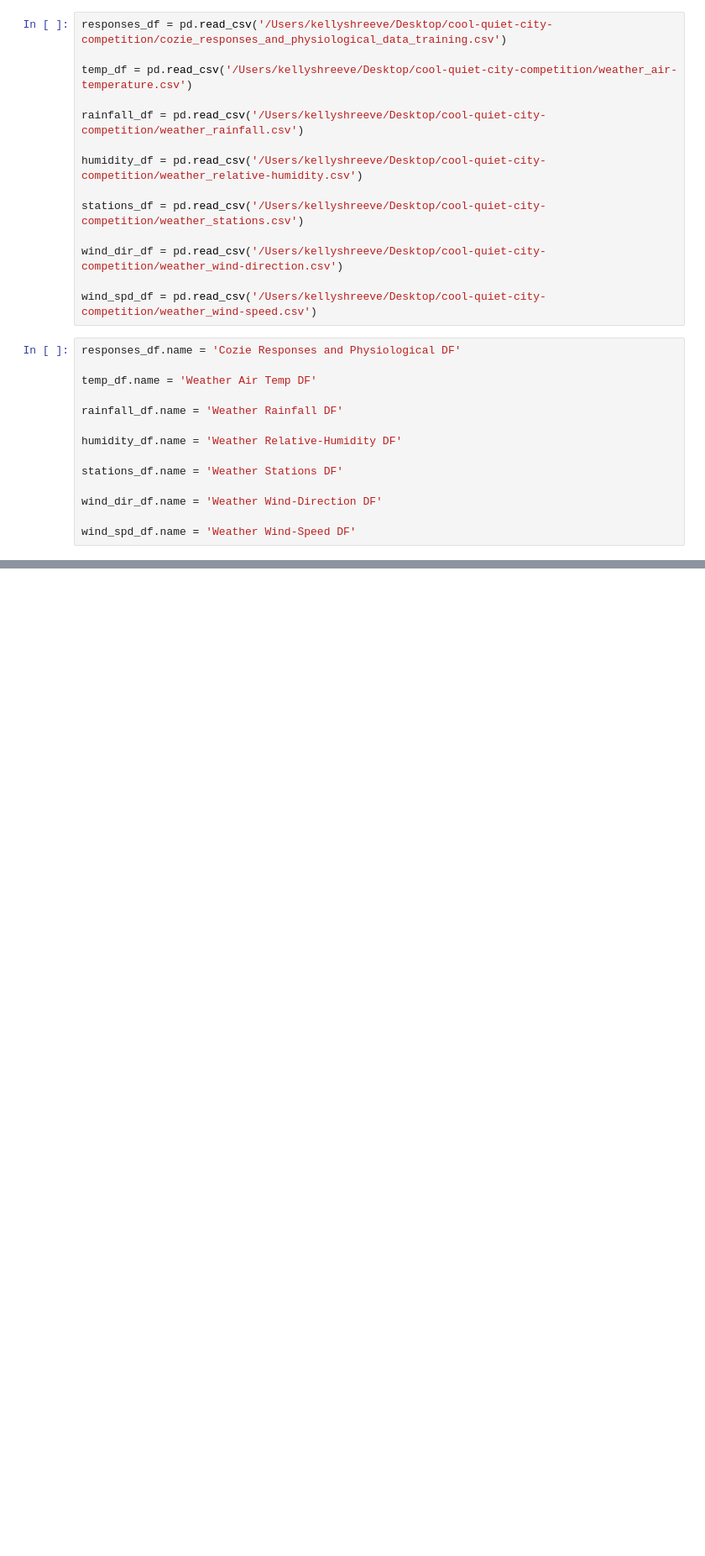
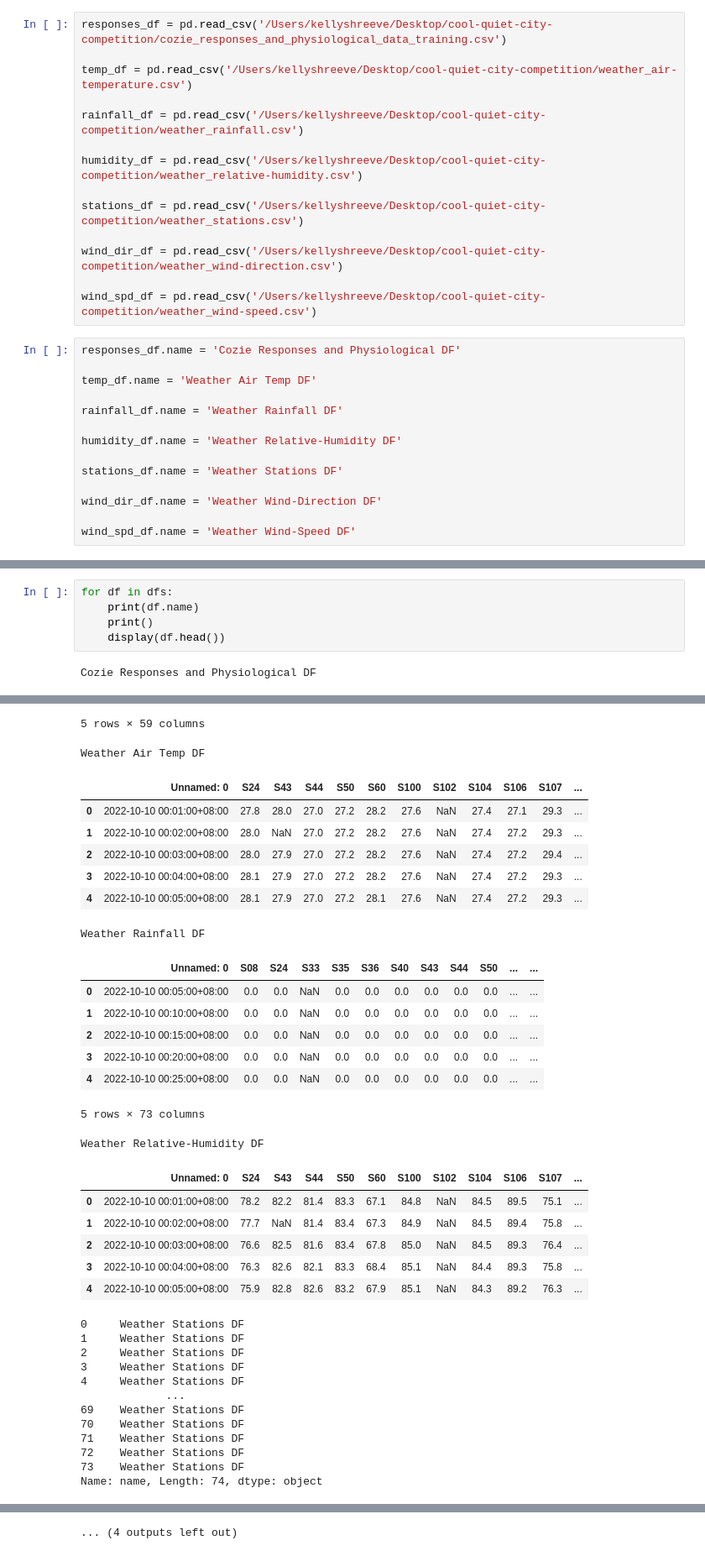
Before and after one commit to kellyshreeve/cool-quiet-city-competition, a Jupyter notebook: cool-quiet-city-competition.ipynb, the cells around one changed output, grey strips where cells are left out. Shown at 84% size. Saved outputs shown, nothing was run; the diff lists cells and outputs as text; blank space fills up the shorter version.

```diff
--- a/cool-quiet-city-competition.ipynb
+++ b/cool-quiet-city-competition.ipynb
@@ -57,3 +58,10 @@ Data columns (total 59 columns):
  17  S121        340525 non-null  float64
 dtypes: float64(17), object(1)
 memory usage: 49.4+ MB
+# %%
+for df in dfs:
+    print(df.name)
+    print()
+    display(df.head())
+# %% [output]
+Cozie Responses and Physiological DF
@@ -59,0 +74,35 @@ memory usage: 49.4+ MB
+5 rows × 59 columns
+Weather Air Temp DF
+|  | Unnamed: 0 | S24 | S43 | S44 | S50 | S60 | S100 | S102 | S104 | S106 | S107 | ... |
+| 0 | 2022-10-10 00:01:00+08:00 | 27.8 | 28.0 | 27.0 | 27.2 | 28.2 | 27.6 | NaN | 27.4 | 27.1 | 29.3 | ... |
+| 1 | 2022-10-10 00:02:00+08:00 | 28.0 | NaN | 27.0 | 27.2 | 28.2 | 27.6 | NaN | 27.4 | 27.2 | 29.3 | ... |
+| 2 | 2022-10-10 00:03:00+08:00 | 28.0 | 27.9 | 27.0 | 27.2 | 28.2 | 27.6 | NaN | 27.4 | 27.2 | 29.4 | ... |
+| 3 | 2022-10-10 00:04:00+08:00 | 28.1 | 27.9 | 27.0 | 27.2 | 28.2 | 27.6 | NaN | 27.4 | 27.2 | 29.3 | ... |
+| 4 | 2022-10-10 00:05:00+08:00 | 28.1 | 27.9 | 27.0 | 27.2 | 28.1 | 27.6 | NaN | 27.4 | 27.2 | 29.3 | ... |
+Weather Rainfall DF
+|  | Unnamed: 0 | S08 | S24 | S33 | S35 | S36 | S40 | S43 | S44 | S50 | ... | ... |
+| 0 | 2022-10-10 00:05:00+08:00 | 0.0 | 0.0 | NaN | 0.0 | 0.0 | 0.0 | 0.0 | 0.0 | 0.0 | ... | ... |
+| 1 | 2022-10-10 00:10:00+08:00 | 0.0 | 0.0 | NaN | 0.0 | 0.0 | 0.0 | 0.0 | 0.0 | 0.0 | ... | ... |
+| 2 | 2022-10-10 00:15:00+08:00 | 0.0 | 0.0 | NaN | 0.0 | 0.0 | 0.0 | 0.0 | 0.0 | 0.0 | ... | ... |
+| 3 | 2022-10-10 00:20:00+08:00 | 0.0 | 0.0 | NaN | 0.0 | 0.0 | 0.0 | 0.0 | 0.0 | 0.0 | ... | ... |
+| 4 | 2022-10-10 00:25:00+08:00 | 0.0 | 0.0 | NaN | 0.0 | 0.0 | 0.0 | 0.0 | 0.0 | 0.0 | ... | ... |
+5 rows × 73 columns
+Weather Relative-Humidity DF
+|  | Unnamed: 0 | S24 | S43 | S44 | S50 | S60 | S100 | S102 | S104 | S106 | S107 | ... |
+| 0 | 2022-10-10 00:01:00+08:00 | 78.2 | 82.2 | 81.4 | 83.3 | 67.1 | 84.8 | NaN | 84.5 | 89.5 | 75.1 | ... |
+| 1 | 2022-10-10 00:02:00+08:00 | 77.7 | NaN | 81.4 | 83.4 | 67.3 | 84.9 | NaN | 84.5 | 89.4 | 75.8 | ... |
+| 2 | 2022-10-10 00:03:00+08:00 | 76.6 | 82.5 | 81.6 | 83.4 | 67.8 | 85.0 | NaN | 84.5 | 89.3 | 76.4 | ... |
+| 3 | 2022-10-10 00:04:00+08:00 | 76.3 | 82.6 | 82.1 | 83.3 | 68.4 | 85.1 | NaN | 84.4 | 89.3 | 75.8 | ... |
+| 4 | 2022-10-10 00:05:00+08:00 | 75.9 | 82.8 | 82.6 | 83.2 | 67.9 | 85.1 | NaN | 84.3 | 89.2 | 76.3 | ... |
+0     Weather Stations DF
+1     Weather Stations DF
+2     Weather Stations DF
+3     Weather Stations DF
+4     Weather Stations DF
+             ...
+69    Weather Stations DF
+70    Weather Stations DF
+71    Weather Stations DF
+72    Weather Stations DF
+73    Weather Stations DF
+Name: name, Length: 74, dtype: object
@@ -59,0 +115 @@ memory usage: 49.4+ MB
+... (4 outputs left out)
```
Also changed, not shown: parts of 2 cells of this notebook.
